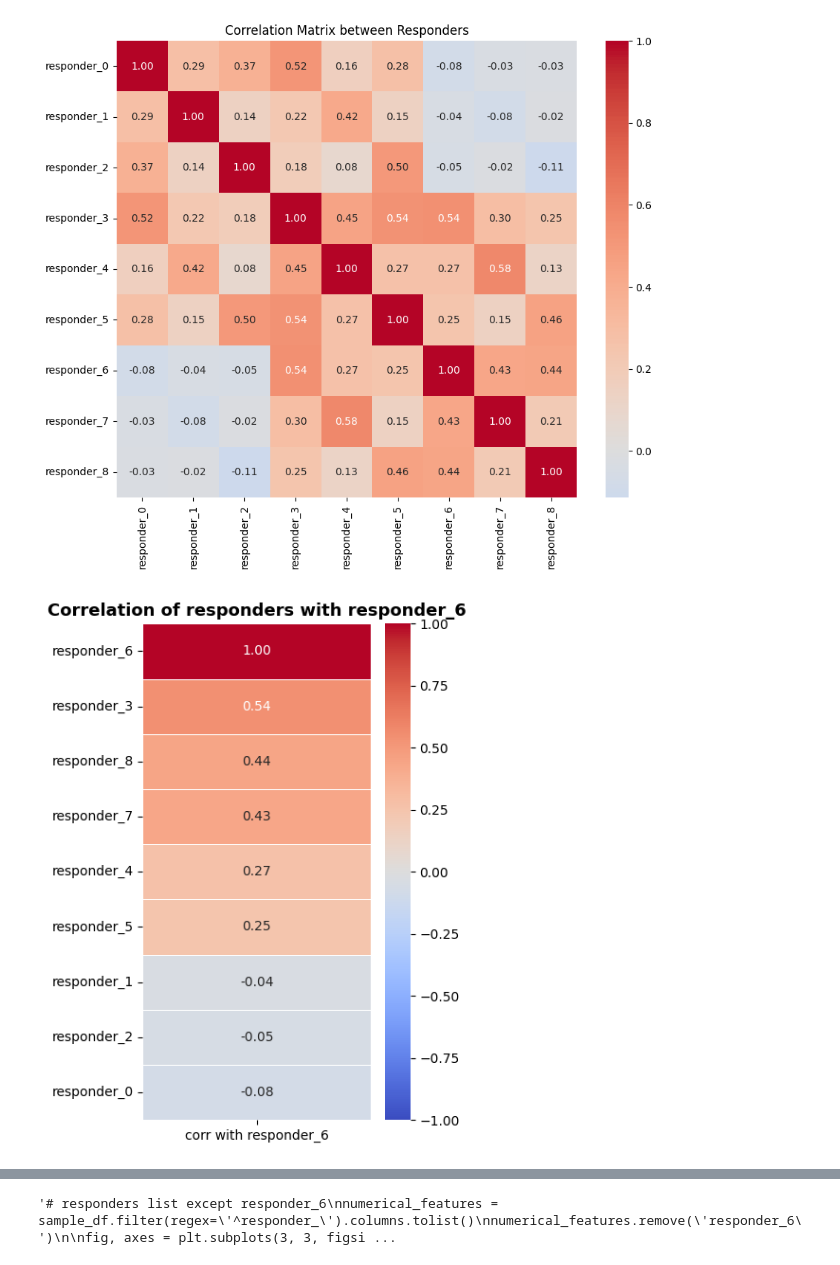
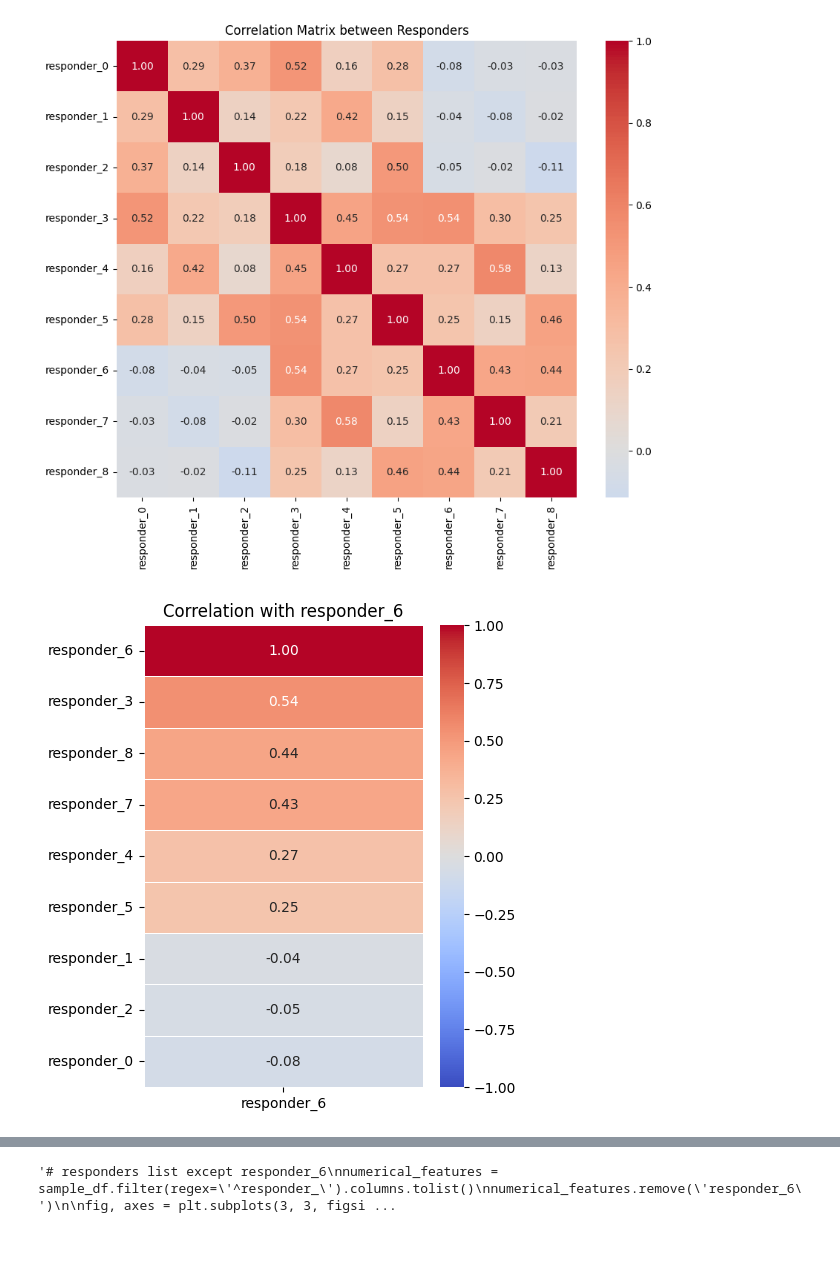
Before and after one commit to MohamedZakariaaFouda/Jane_Street_Competition, a Jupyter notebook: notebooks/end-to-end-data-science-life-cycle.ipynb, the cells around one changed output, grey strips where cells are left out. Cells and saved outputs as stored; diff of their text form; code cells hidden in the pictures.

```diff
--- a/notebooks/end-to-end-data-science-life-cycle.ipynb
+++ b/notebooks/end-to-end-data-science-life-cycle.ipynb
@@ -299,17 +299,12 @@ plt.show()
 # %% [output]
 [figure]
 # %%
-corr_with_6 = train_df[resp_cols].corr()['responder_6'].sort_values(ascending=False)
+target = 'responder_6'
+corr_with_target = train_df[resp_cols].corr()[target].sort_values(ascending=False)
 
 plt.figure(figsize=(4.5, 6))
-sns.heatmap(
-    corr_with_6.to_frame(name='corr with responder_6'),
-    cmap='coolwarm', vmin=-1, vmax=1,
-    annot=True, fmt=".2f", cbar=True, linewidths=.5
-)
-plt.title("Correlation of responders with responder_6", fontsize=13, fontweight="bold")
-plt.yticks(rotation=0)
-plt.tight_layout()
+sns.heatmap(corr_with_target.to_frame(), cmap='coolwarm', vmin=-1, vmax=1,annot=True, fmt=".2f", linewidths=.5, cbar=True)
+plt.title(f"Correlation with {target}")
 plt.show()
 # %% [output]
-[figure, old version]
+[figure, new version]
```
Also changed, not shown: parts of 6 cells of this notebook.
